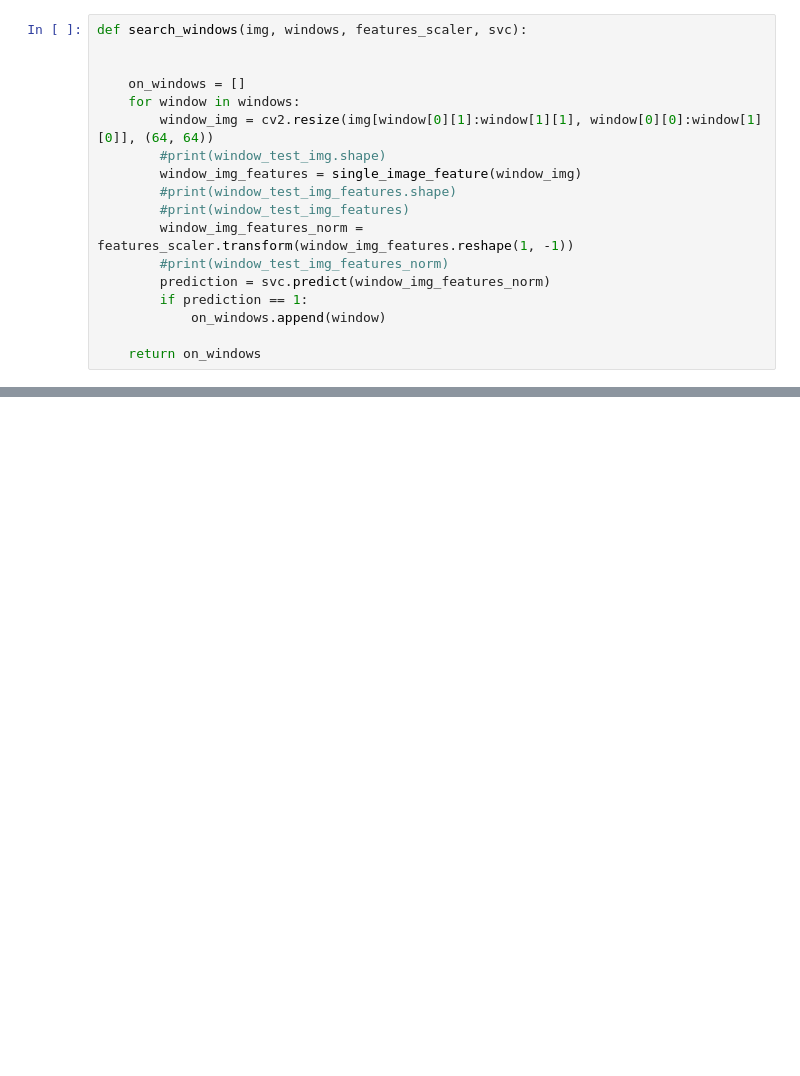
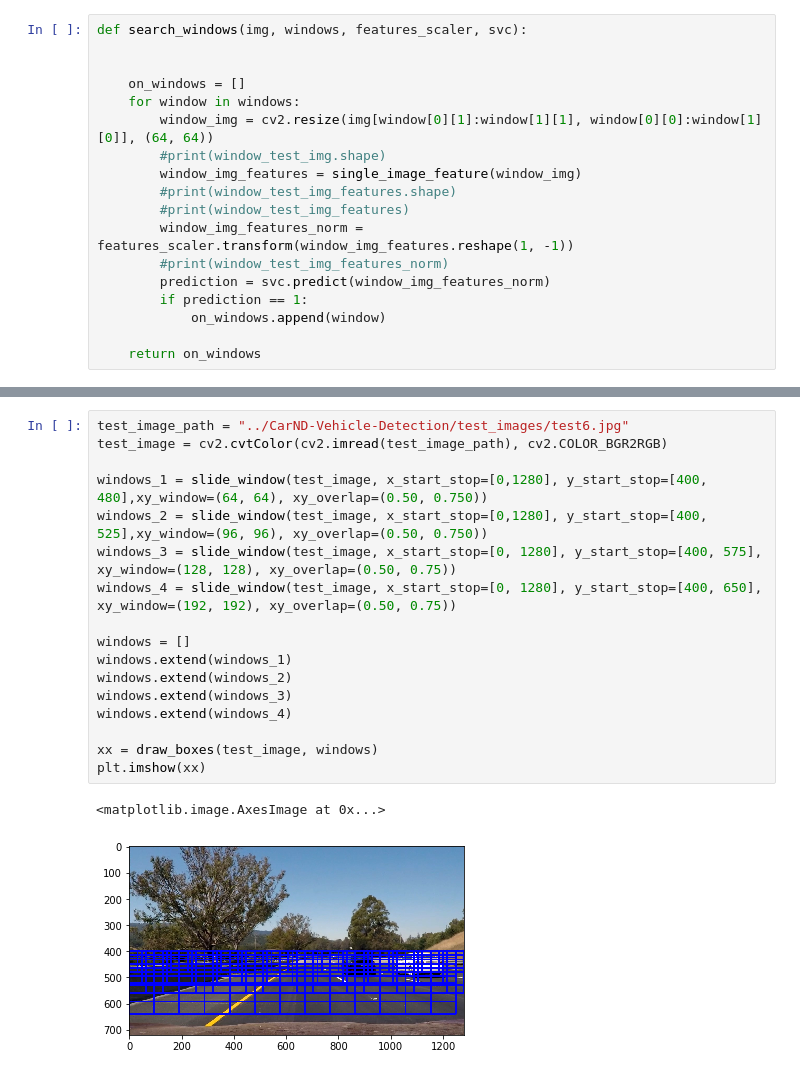
Before and after one commit to prateekagrawal06/vehicle-detection-and-tracking, a Jupyter notebook: main.ipynb, the cells around one changed output, grey strips where cells are left out. Saved outputs shown, nothing was run; the diff lists cells and outputs as text; blank space fills up the shorter version.

```diff
--- a/main.ipynb
+++ b/main.ipynb
@@ -328,0 +322,20 @@ Read all the frames...exiting
+# %%
+test_image_path = "../CarND-Vehicle-Detection/test_images/test6.jpg"
+test_image = cv2.cvtColor(cv2.imread(test_image_path), cv2.COLOR_BGR2RGB)
+
+windows_1 = slide_window(test_image, x_start_stop=[0,1280], y_start_stop=[400, 480],xy_window=(64, 64), xy_overlap=(0.50, 0.750))
+windows_2 = slide_window(test_image, x_start_stop=[0,1280], y_start_stop=[400, 525],xy_window=(96, 96), xy_overlap=(0.50, 0.750))
+windows_3 = slide_window(test_image, x_start_stop=[0, 1280], y_start_stop=[400, 575], xy_window=(128, 128), xy_overlap=(0.50, 0.75))
+windows_4 = slide_window(test_image, x_start_stop=[0, 1280], y_start_stop=[400, 650], xy_window=(192, 192), xy_overlap=(0.50, 0.75))
+
+windows = []
+windows.extend(windows_1)
+windows.extend(windows_2)
+windows.extend(windows_3)
+windows.extend(windows_4)
+
+xx = draw_boxes(test_image, windows)
+plt.imshow(xx)
+# %% [output]
+<matplotlib.image.AxesImage at 0x...>
+[figure, added]
```
Also changed, not shown: parts of 8 cells of this notebook.
